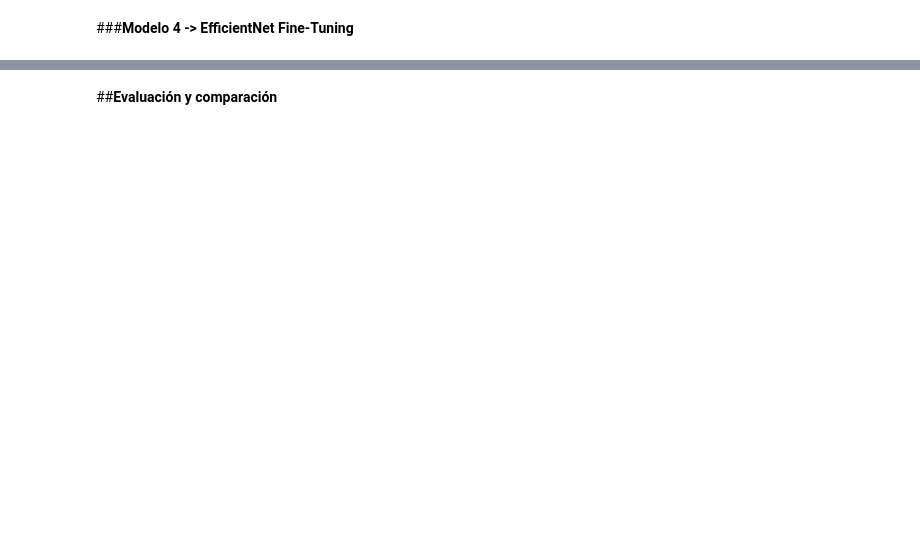
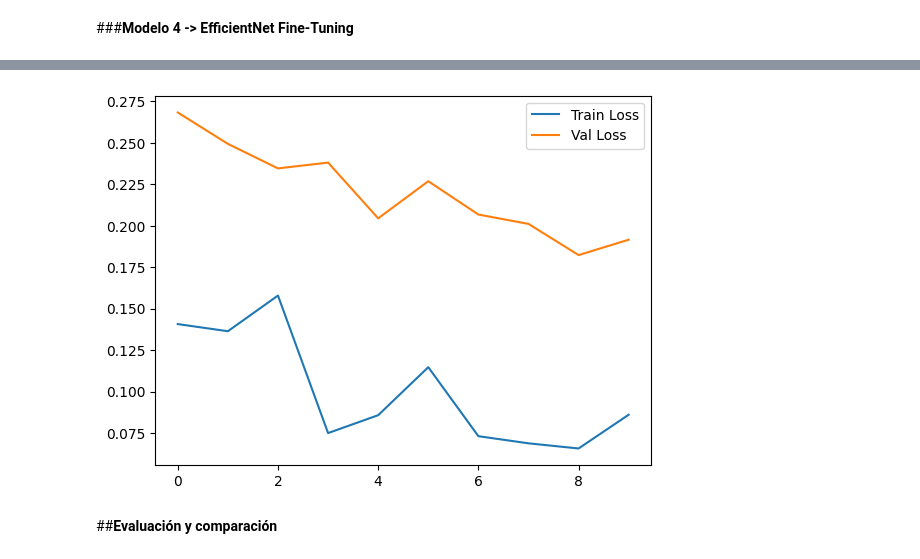
Before and after one commit to ivanovichGit/computacional, a Jupyter notebook: 8_TransferLearningFineTuning/8_TransferLearningFineTuning.ipynb, the cells around one changed output, grey strips where cells are left out. Cells and saved outputs as stored; diff of their text form; code cells hidden in the pictures; blank space fills up the shorter version.

```diff
--- a/8_TransferLearningFineTuning/8_TransferLearningFineTuning.ipynb
+++ b/8_TransferLearningFineTuning/8_TransferLearningFineTuning.ipynb
@@ -426,3 +456,27 @@ model_effnet_ft = copy.deepcopy(model_effnet_tl)
+# %%
+optimizer_effnet_ft = torch.optim.Adam(
+    filter(lambda p: p.requires_grad, model_effnet_ft.parameters()),
+    lr=1e-5
+)
+
+history_effnet_ft = train(
+    model_effnet_ft,
+    train_loader,
+    val_loader,
+    criterion,
+    optimizer_effnet_ft,
+    10,
+    device=device
+)
+# %%
+import matplotlib.pyplot as plt
+
+plt.plot(history_effnet_ft['train_loss'], label='Train Loss')
+plt.plot(history_effnet_ft['val_loss'], label='Val Loss')
+plt.legend()
+plt.show()
+# %% [output]
+[figure, added]
 # %% [markdown]
 ##**Evaluación y comparación**
 # %%
```
Also changed, not shown: parts of 8 cells of this notebook.
